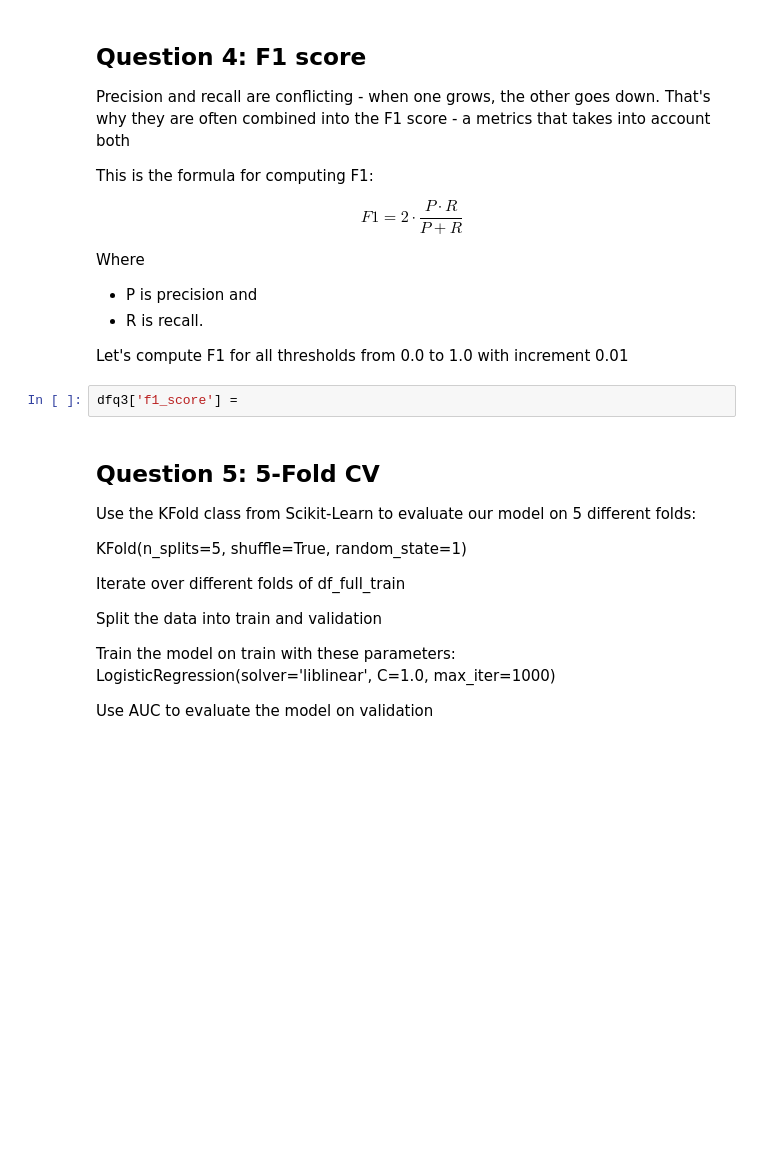
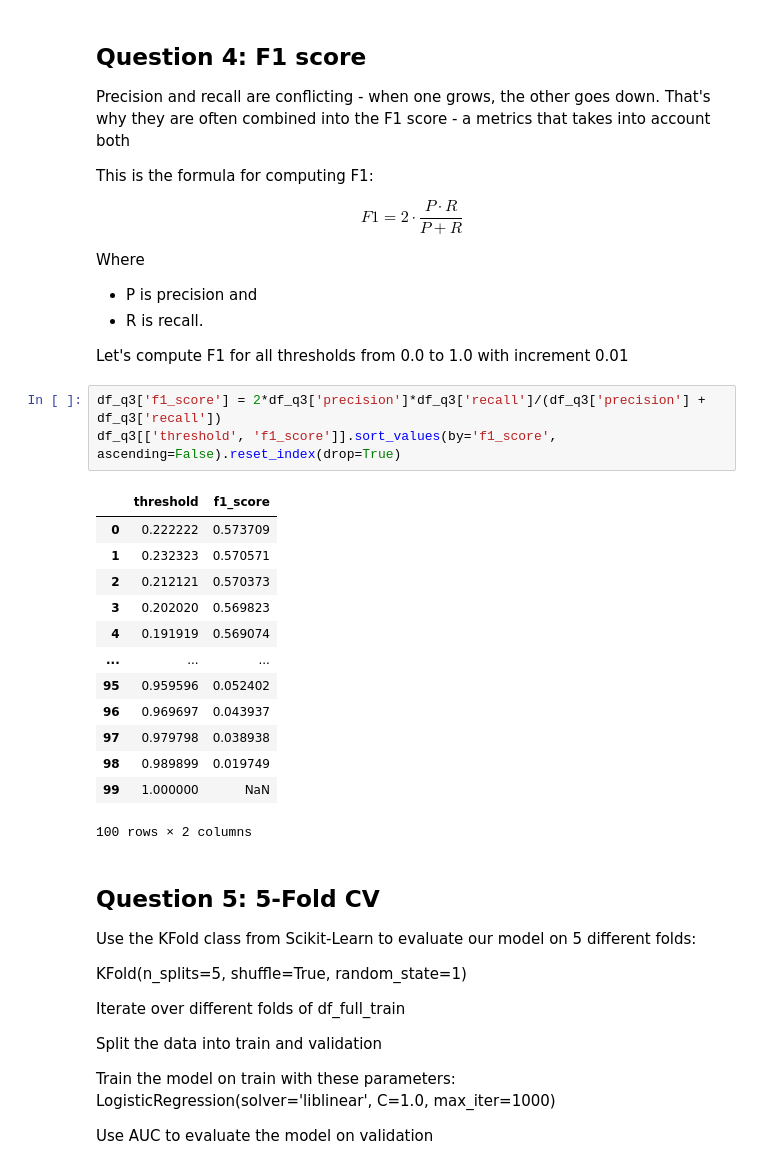
Before and after one commit to julam9/ML-Zoomcamp-2024, a Jupyter notebook: Week-4/answer-hw4.ipynb, the cells around one changed output. Cells and saved outputs as stored; diff of their text form; blank space fills up the shorter version.

```diff
--- a/Week-4/answer-hw4.ipynb
+++ b/Week-4/answer-hw4.ipynb
@@ -230,8 +232,23 @@ Where
 - R is recall.
 
 Let's compute F1 for all thresholds from 0.0 to 1.0 with increment 0.01
-# %%
-dfq3['f1_score'] =
+# %%
+df_q3['f1_score'] = 2*df_q3['precision']*df_q3['recall']/(df_q3['precision'] + df_q3['recall'])
+df_q3[['threshold', 'f1_score']].sort_values(by='f1_score', ascending=False).reset_index(drop=True)
+# %% [output]
+|  | threshold | f1_score |
+| 0 | 0.222222 | 0.573709 |
+| 1 | 0.232323 | 0.570571 |
+| 2 | 0.212121 | 0.570373 |
+| 3 | 0.202020 | 0.569823 |
+| 4 | 0.191919 | 0.569074 |
+| ... | ... | ... |
+| 95 | 0.959596 | 0.052402 |
+| 96 | 0.969697 | 0.043937 |
+| 97 | 0.979798 | 0.038938 |
+| 98 | 0.989899 | 0.019749 |
+| 99 | 1.000000 | NaN |
+100 rows × 2 columns
 # %% [markdown]
 ## Question 5: 5-Fold CV
 
```
Also changed, not shown: parts of 1 cell of this notebook.
